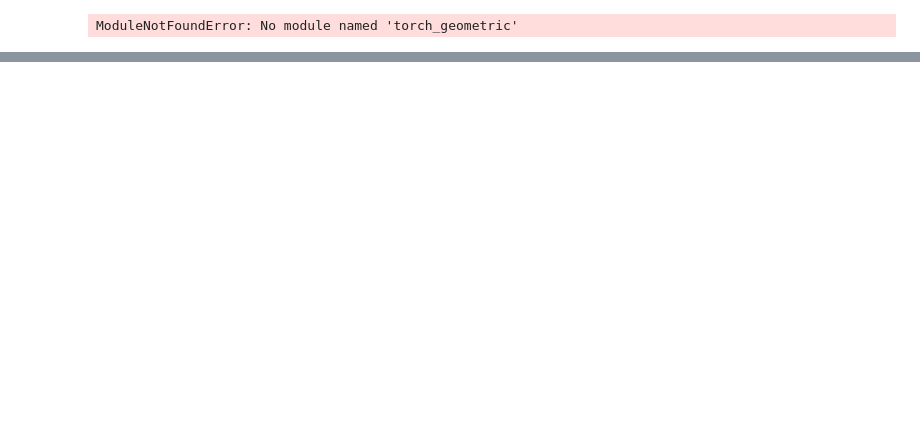
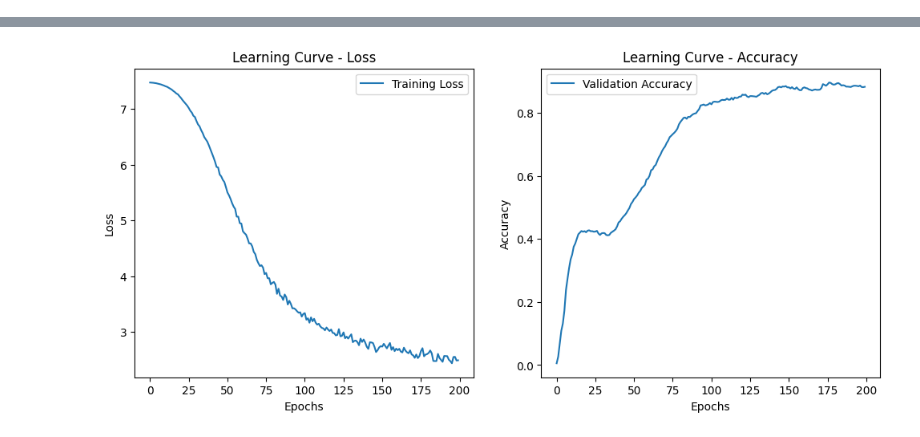
Before and after one commit to SySyAli/ais_port_prediction, a Jupyter notebook: notebooks/graph_neural_network.ipynb, the cells around one changed output, grey strips where cells are left out. Saved outputs shown, nothing was run; the diff lists cells and outputs as text; code cells hidden in the pictures; blank space fills up the shorter version.

```diff
--- a/notebooks/graph_neural_network.ipynb
+++ b/notebooks/graph_neural_network.ipynb
@@ -59,7 +21,6 @@ pre_df['cur_port_encoded'] = le_target.fit_transform(pre_df['place.unlocode'].as
 # sort by imo number
 pre_df.sort_values(by=["IMO", "arrivalDate"], inplace=True)
 pre_df['next_place'] = pre_df.groupby('IMO')['place.unlocode'].shift(-1)
-pre_df['next_place_encoded'] = pre_df.groupby('IMO')['cur_port_encoded'].shift(-1)
 pre_df['is_last_imo'] = pre_df['IMO'] != pre_df['IMO'].shift(-1)
 pre_df = pre_df[~pre_df["is_last_imo"]]
 pre_df = pre_df[pre_df["Event_Type"] != "ARRIVAL"]
@@ -199,58 +146,50 @@ Number of edge weights: 2498
 # %%
 from torch_geometric.nn import GCNConv
-from torch_geometric.nn import NNConv
-from torch.nn import Sequential, Linear, ReLU
 import torch.nn.functional as F
 import torch.nn as nn
 
-# Model Definition
-class Net(torch.nn.Module):
-    def __init__(self, num_node_features, num_edge_features, num_classes):
-        super(Net, self).__init__()
-        nn = Sequential(Linear(num_edge_features, 20), ReLU(), Linear(20, num_node_features * 20))
-        self.conv1 = NNConv(num_node_features, 20, nn, aggr='mean')
-        self.conv2 = NNConv(20, num_classes, nn, aggr='mean')
+class GCN(nn.Module):
+    def __init__(self, num_features, num_classes):
+        super(GCN, self).__init__()
+        self.conv1 = GCNConv(num_features, 16)
+        self.conv2 = GCNConv(16, num_classes)
 
     def forward(self, data):
-        x, edge_index, edge_attr = data.x, data.edge_index, data.edge_attr
-        x = F.relu(self.conv1(x, edge_index, edge_attr))
+        x, edge_index = data.x, data.edge_index
+        x = F.relu(self.conv1(x, edge_index))
         x = F.dropout(x, training=self.training)
-        x = self.conv2(x, edge_index, edge_attr)
-        return F.log_softmax(x, dim=1)
+        x = self.conv2(x, edge_index)
+        x = F.log_softmax(x, dim=1)
+        return x
 
-model = Net(num_node_features=node_features.size(1), num_edge_features=edge_features.size(1), num_classes=len(le_target.classes_)).to(torch.device('cuda'))
+model = GCN(num_features=num_nodes, num_classes=num_nodes)
-# %% [output]
-ModuleNotFoundError: No module named 'torch_geometric'
 # %%
-# Training Configuration
 optimizer = torch.optim.Adam(model.parameters(), lr=0.01)
 criterion = torch.nn.CrossEntropyLoss()
 
-# Training and Evaluation Functions
 def train():
     model.train()
     optimizer.zero_grad()
     out = model(data)
-    loss = criterion(out, data.y)  # Define data.y appropriately based on your data
+    loss = criterion(out, data.y)
     loss.backward()
     optimizer.step()
-    return loss
+    return loss.item()
 
 def evaluate():
     model.eval()
-    _, pred = model(data).max(dim=1)
-    correct = int(pred.eq(data.y).sum().item())
-    acc = correct / data.num_nodes
-    return acc
+    out = model(data)
+    _, pred = out.max(dim=1)
+    correct = pred.eq(data.y).sum().item()
+    return correct / data.num_nodes
 # %%
-# Training Loop with Learning Curve Generation
 losses, accuracies = [], []
 for epoch in range(200):
     loss = train()
     acc = evaluate()
-    losses.append(loss.item())
+    losses.append(loss)
     accuracies.append(acc)
-    print(f'Epoch: {epoch+1}, Loss: {loss.item()}, Accuracy: {acc}')
+    print(f'Epoch {epoch+1}: Loss {loss:.4f}, Accuracy {acc:.4f}')
 
 # Plotting Learning and Validation Curves
 plt.figure(figsize=(12, 5))
@@ -272,0 +228 @@ TypeError: cross_entropy_loss(): argument 'target' (position 2) must be Tensor,
+[figure, added]
```
Also changed, not shown: parts of 33 cells of this notebook, 1 other file.
